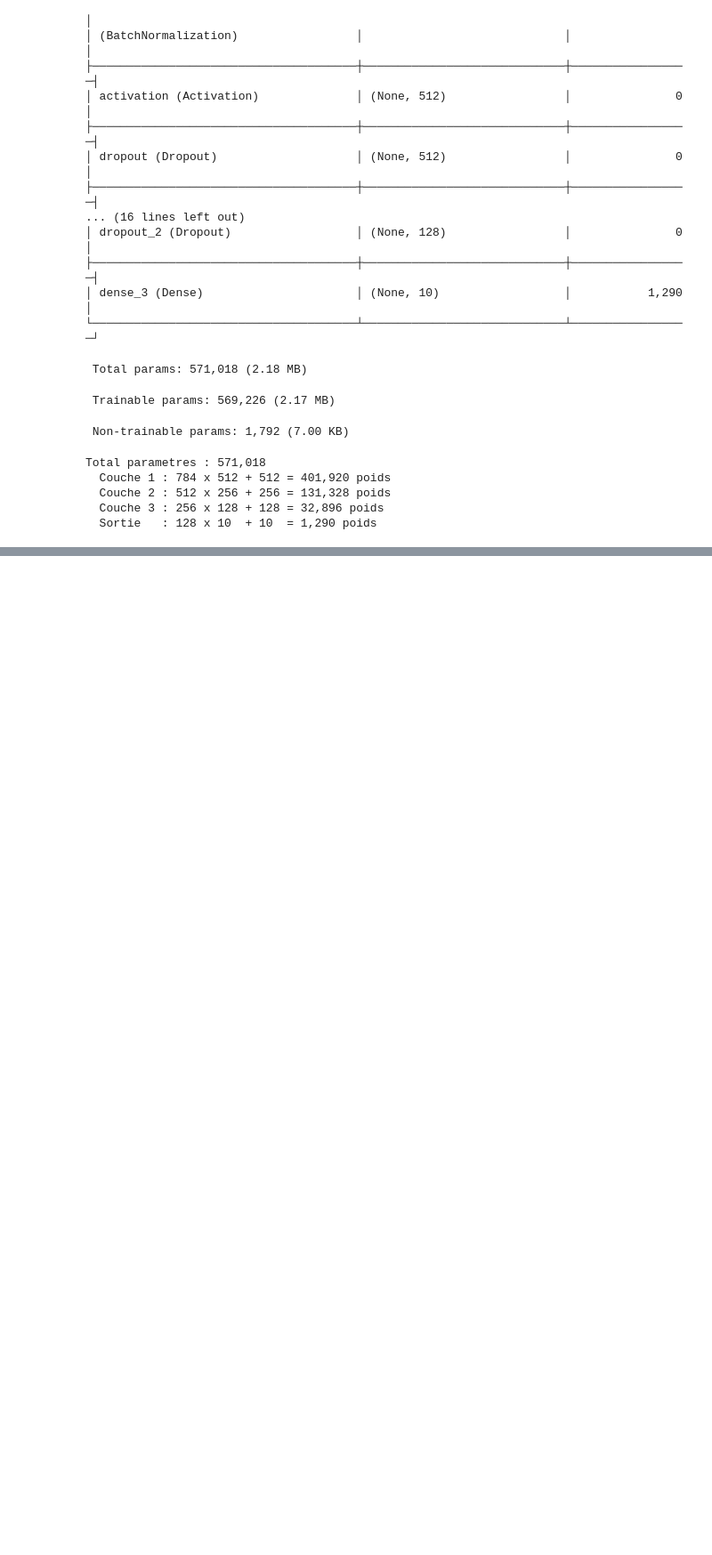
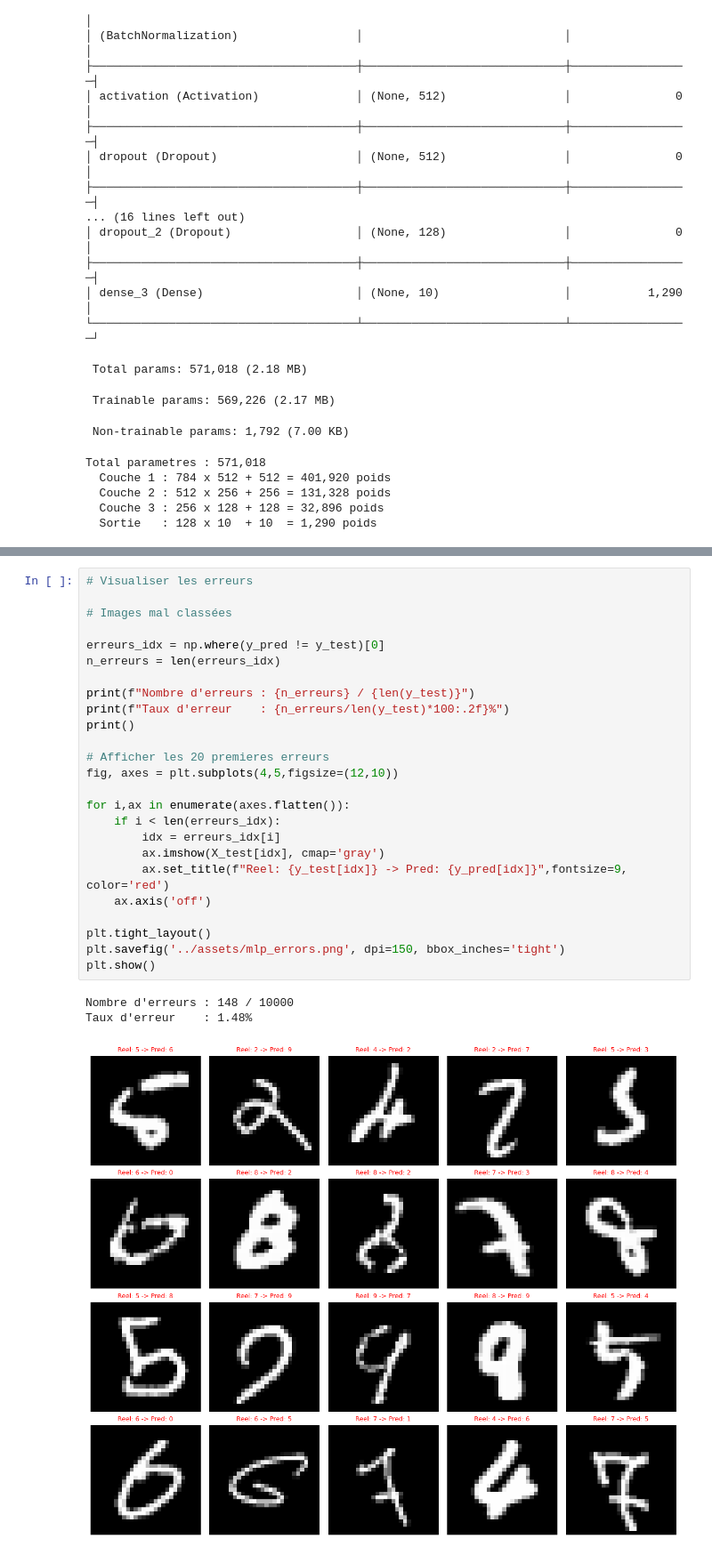
Before and after one commit to adnane-ml/handwriting-recognition-dl, a Jupyter notebook: notebooks/01_mlp_keras.ipynb, the cells around one changed output, grey strips where cells are left out. Shown at 89% size. Drawn from its saved outputs; the diff is of its cells as text; blank space fills up the shorter version.

```diff
--- a/notebooks/01_mlp_keras.ipynb
+++ b/notebooks/01_mlp_keras.ipynb
@@ -267,0 +363,29 @@ Epoch 5/50
+# %%
+# Visualiser les erreurs
+
+# Images mal classées
+
+erreurs_idx = np.where(y_pred != y_test)[0]
+n_erreurs = len(erreurs_idx)
+
+print(f"Nombre d'erreurs : {n_erreurs} / {len(y_test)}")
+print(f"Taux d'erreur    : {n_erreurs/len(y_test)*100:.2f}%")
+print()
+
+# Afficher les 20 premieres erreurs
+fig, axes = plt.subplots(4,5,figsize=(12,10))
+
+for i,ax in enumerate(axes.flatten()):
+    if i < len(erreurs_idx):
+        idx = erreurs_idx[i]
+        ax.imshow(X_test[idx], cmap='gray')
+        ax.set_title(f"Reel: {y_test[idx]} -> Pred: {y_pred[idx]}",fontsize=9, color='red')
+    ax.axis('off')
+
+plt.tight_layout()
+plt.savefig('../assets/mlp_errors.png', dpi=150, bbox_inches='tight')
+plt.show()
+# %% [output]
+Nombre d'erreurs : 148 / 10000
+Taux d'erreur    : 1.48%
+[figure, added]
```
Also changed, not shown: parts of 5 cells of this notebook, 10 other files.
